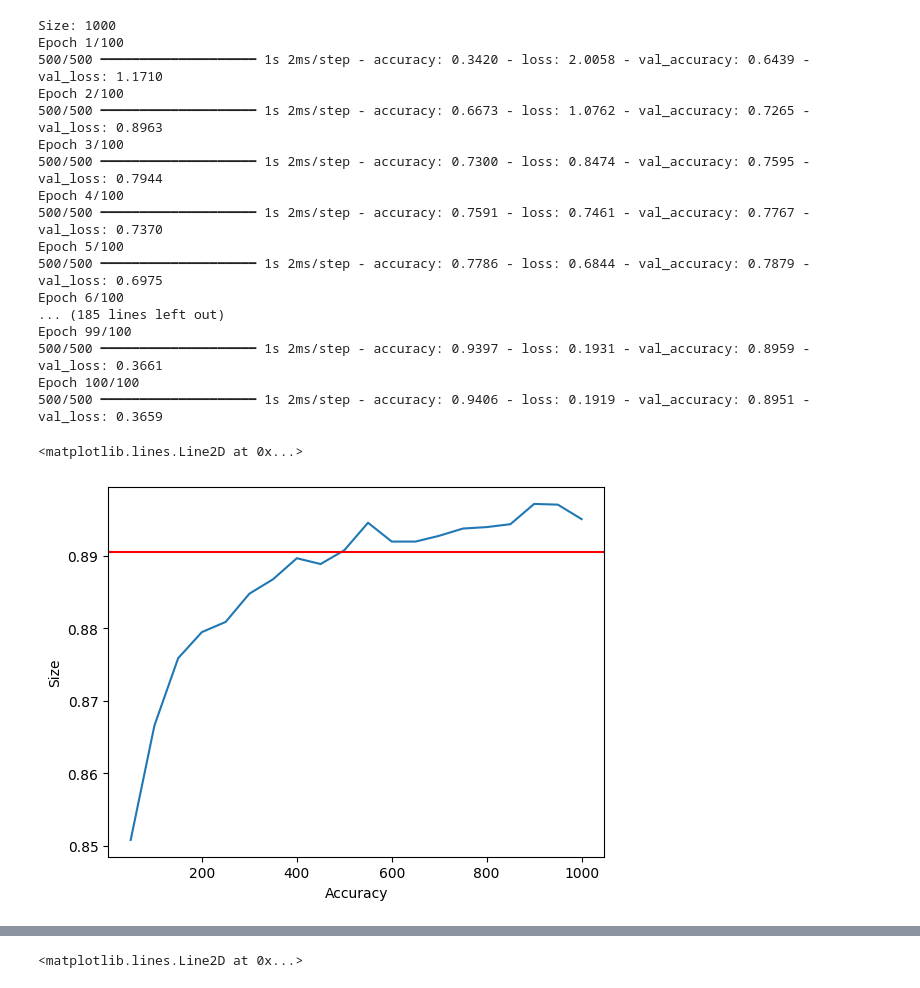
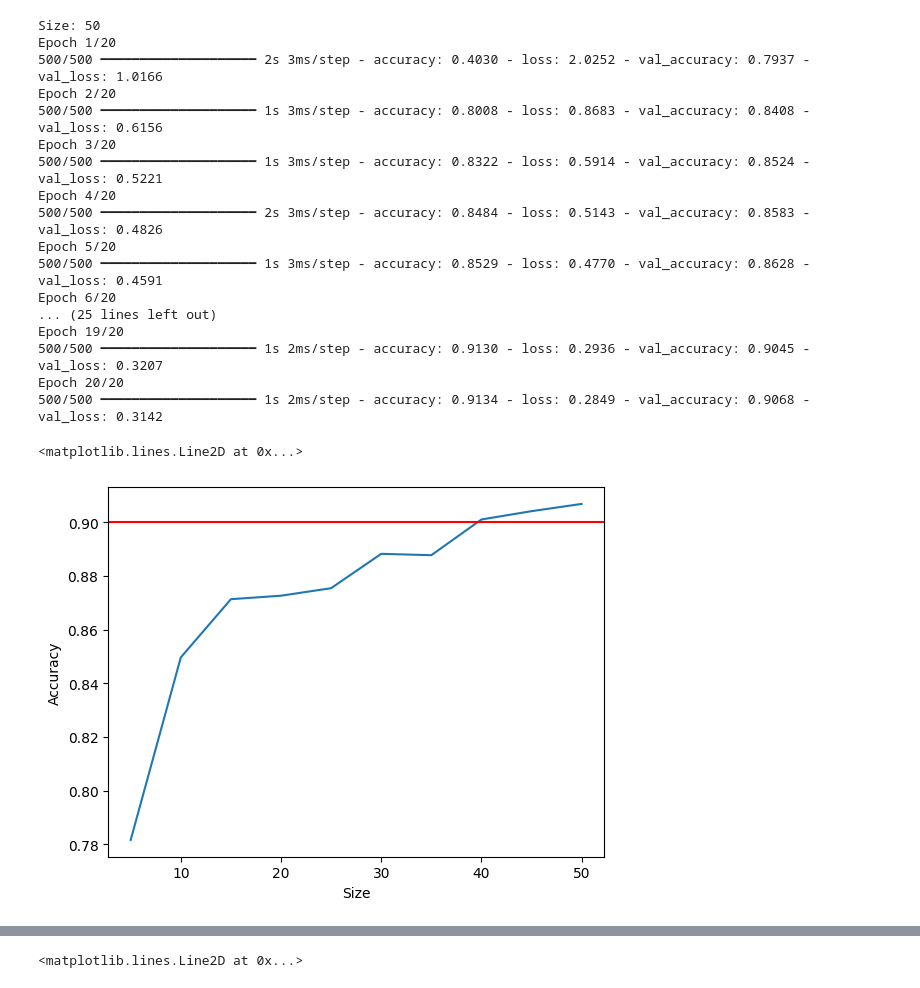
Before and after one commit to vishal-mohanty/qced-encoding, a Jupyter notebook: src/classical_NN.ipynb, the cells around one changed output, grey strips where cells are left out. Drawn from its saved outputs; the diff is of its cells as text; code cells hidden in the pictures.

```diff
--- a/src/classical_NN.ipynb
+++ b/src/classical_NN.ipynb
@@ -22,20 +57,22 @@ ds_test = ds_test.take(10000)
+# %%
+ds_train_pca = ds_train_pca.take(4000)
+ds_test_pca = ds_test_pca.take(10000)
 # %%
-ds_train = ds_train.map(
-    normalize, num_parallel_calls=tf.data.AUTOTUNE)
-ds_train = ds_train.cache()
-ds_train = ds_train.batch(8)
-ds_train = ds_train.prefetch(tf.data.AUTOTUNE)
+
+ds_train_pca = ds_train_pca.cache()
+ds_train_pca = ds_train_pca.batch(8)
+ds_train_pca = ds_train_pca.prefetch(tf.data.AUTOTUNE)
 # %%
-ds_test = ds_test.map(normalize, num_parallel_calls=tf.data.AUTOTUNE)
-ds_test = ds_test.batch(8)
-ds_test = ds_test.cache()
-ds_test = ds_test.prefetch(tf.data.AUTOTUNE)
+
+ds_test_pca = ds_test_pca.batch(8)
+ds_test_pca = ds_test_pca.cache()
+ds_test_pca = ds_test_pca.prefetch(tf.data.AUTOTUNE)
 # %%
 acc=[]
-for i in range(50, 1001, 50):
+for i in range(5, 51, 5):
     print(f"Size: {i}")
     model = keras.models.Sequential([
-      keras.Input(shape=(n**2,)),
+      keras.Input(shape=(n,)),
       keras.layers.Dense(i, activation="relu"),
       keras.layers.Dense(10, activation="sigmoid")
     ])
@@ -45,39 +82,39 @@ for i in range(50, 1001, 50):
         metrics=["accuracy"])
 
     history = model.fit(
-        ds_train,
-        epochs=100,
-        validation_data=ds_test,
+        ds_train_pca,
+        epochs=20,
+        validation_data=ds_test_pca,
     )
     acc.append((i, history.history['val_accuracy'][-1]))
     clear_output(wait=True)
 # %% [output]
-Size: 1000
-Epoch 1/100
-500/500 ━━━━━━━━━━━━━━━━━━━━ 1s 2ms/step - accuracy: 0.3420 - loss: 2.0058 - val_accuracy: 0.6439 - val_loss: 1.1710
-Epoch 2/100
-500/500 ━━━━━━━━━━━━━━━━━━━━ 1s 2ms/step - accuracy: 0.6673 - loss: 1.0762 - val_accuracy: 0.7265 - val_loss: 0.8963
-Epoch 3/100
-500/500 ━━━━━━━━━━━━━━━━━━━━ 1s 2ms/step - accuracy: 0.7300 - loss: 0.8474 - val_accuracy: 0.7595 - val_loss: 0.7944
-Epoch 4/100
-500/500 ━━━━━━━━━━━━━━━━━━━━ 1s 2ms/step - accuracy: 0.7591 - loss: 0.7461 - val_accuracy: 0.7767 - val_loss: 0.7370
-Epoch 5/100
-500/500 ━━━━━━━━━━━━━━━━━━━━ 1s 2ms/step - accuracy: 0.7786 - loss: 0.6844 - val_accuracy: 0.7879 - val_loss: 0.6975
-Epoch 6/100
-... (185 lines left out)
-Epoch 99/100
-500/500 ━━━━━━━━━━━━━━━━━━━━ 1s 2ms/step - accuracy: 0.9397 - loss: 0.1931 - val_accuracy: 0.8959 - val_loss: 0.3661
-Epoch 100/100
-500/500 ━━━━━━━━━━━━━━━━━━━━ 1s 2ms/step - accuracy: 0.9406 - loss: 0.1919 - val_accuracy: 0.8951 - val_loss: 0.3659
+Size: 50
+Epoch 1/20
+500/500 ━━━━━━━━━━━━━━━━━━━━ 2s 3ms/step - accuracy: 0.4030 - loss: 2.0252 - val_accuracy: 0.7937 - val_loss: 1.0166
+Epoch 2/20
+500/500 ━━━━━━━━━━━━━━━━━━━━ 1s 3ms/step - accuracy: 0.8008 - loss: 0.8683 - val_accuracy: 0.8408 - val_loss: 0.6156
+Epoch 3/20
+500/500 ━━━━━━━━━━━━━━━━━━━━ 1s 3ms/step - accuracy: 0.8322 - loss: 0.5914 - val_accuracy: 0.8524 - val_loss: 0.5221
+Epoch 4/20
+500/500 ━━━━━━━━━━━━━━━━━━━━ 2s 3ms/step - accuracy: 0.8484 - loss: 0.5143 - val_accuracy: 0.8583 - val_loss: 0.4826
+Epoch 5/20
+500/500 ━━━━━━━━━━━━━━━━━━━━ 1s 3ms/step - accuracy: 0.8529 - loss: 0.4770 - val_accuracy: 0.8628 - val_loss: 0.4591
+Epoch 6/20
+... (25 lines left out)
+Epoch 19/20
+500/500 ━━━━━━━━━━━━━━━━━━━━ 1s 2ms/step - accuracy: 0.9130 - loss: 0.2936 - val_accuracy: 0.9045 - val_loss: 0.3207
+Epoch 20/20
+500/500 ━━━━━━━━━━━━━━━━━━━━ 1s 2ms/step - accuracy: 0.9134 - loss: 0.2849 - val_accuracy: 0.9068 - val_loss: 0.3142
 # %%
 from matplotlib import pyplot as plt
-plt.ylabel('Size')
-plt.xlabel('Accuracy')
+plt.ylabel('Accuracy')
+plt.xlabel('Size')
 plt.plot(*zip(*acc))
-plt.axhline(y = 0.8905, color = 'r', label="Quantum")
+plt.axhline(y = 0.9, color = 'r', label="Quantum")
 # %% [output]
 <matplotlib.lines.Line2D at 0x...>
-[figure, old version]
+[figure, new version]
 # %%
 acc2=[]
 for i in range(50, 1001, 50):
```
Also changed, not shown: parts of 9 cells of this notebook, 17 other files.
